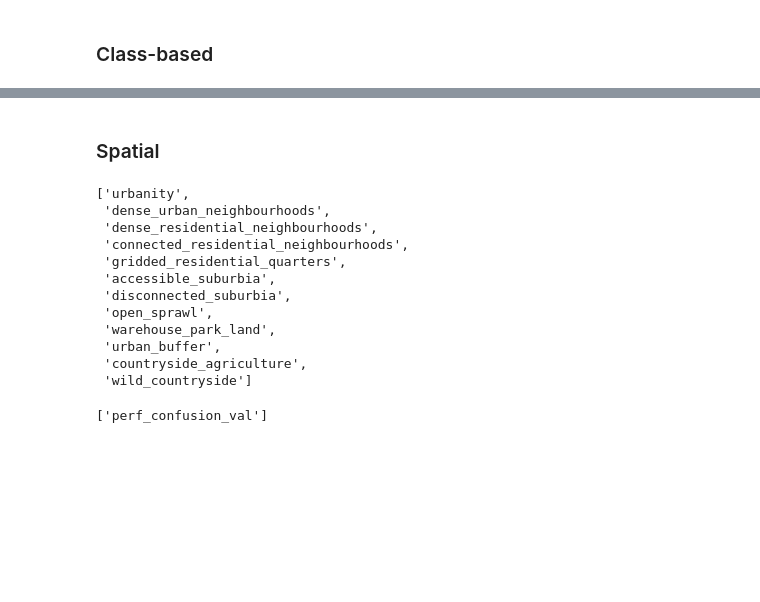
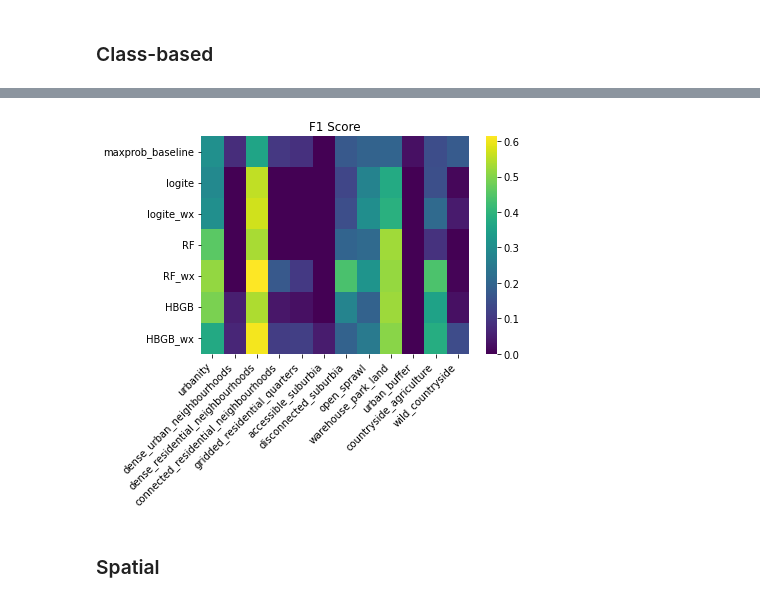
Before and after one commit to urbangrammarai/signature_ai, a Jupyter notebook: ai_experiments/explore_model_performance.ipynb, the cells around one changed output, grey strips where cells are left out. Cells and saved outputs as stored; diff of their text form; code cells hidden in the pictures; blank space fills up the shorter version.

```diff
--- a/ai_experiments/explore_model_performance.ipynb
+++ b/ai_experiments/explore_model_performance.ipynb
@@ -243,0 +258,12 @@ h.set_title('Within-class Accuracy');
+# %%
+f1 = []
+for i, model in enumerate(model_names):
+    f1.append(pandas.Series(
+        metrics[model]['perf_f1_val'],
+        metrics[model]['meta_class_names'],
+        name=model_names_short[i]
+    ))
+f1 = pandas.concat(
+    f1, axis=1
+)[model_names_short].T
+f1
@@ -244,23 +279,8 @@ h.set_title('Within-class Accuracy');
+# %%
+h = sns.heatmap(f1, cmap='viridis')
+h.set_xticklabels(h.get_xticklabels(), rotation = 45, ha="right")
+h.set_title('F1 Score');
+# %% [output]
+[figure, added]
 # %% [markdown]
 ### Spatial
-# %%
-metrics[model_names[0]]['meta_class_names']
-# %% [output]
-['urbanity',
- 'dense_urban_neighbourhoods',
- 'dense_residential_neighbourhoods',
- 'connected_residential_neighbourhoods',
- 'gridded_residential_quarters',
- 'accessible_suburbia',
- 'disconnected_suburbia',
- 'open_sprawl',
- 'warehouse_park_land',
- 'urban_buffer',
- 'countryside_agriculture',
- 'wild_countryside']
-# %%
-[i for i in list(
-    metrics['HistGradientBoostingClassifier_baseline_wx_y_pred'].keys()
-) if ('perf_' in i) and ('val' in i) and ('confusion' in i)]
-# %% [output]
-['perf_confusion_val']
```
Also changed, not shown: parts of 53 cells of this notebook, 2 other files.
